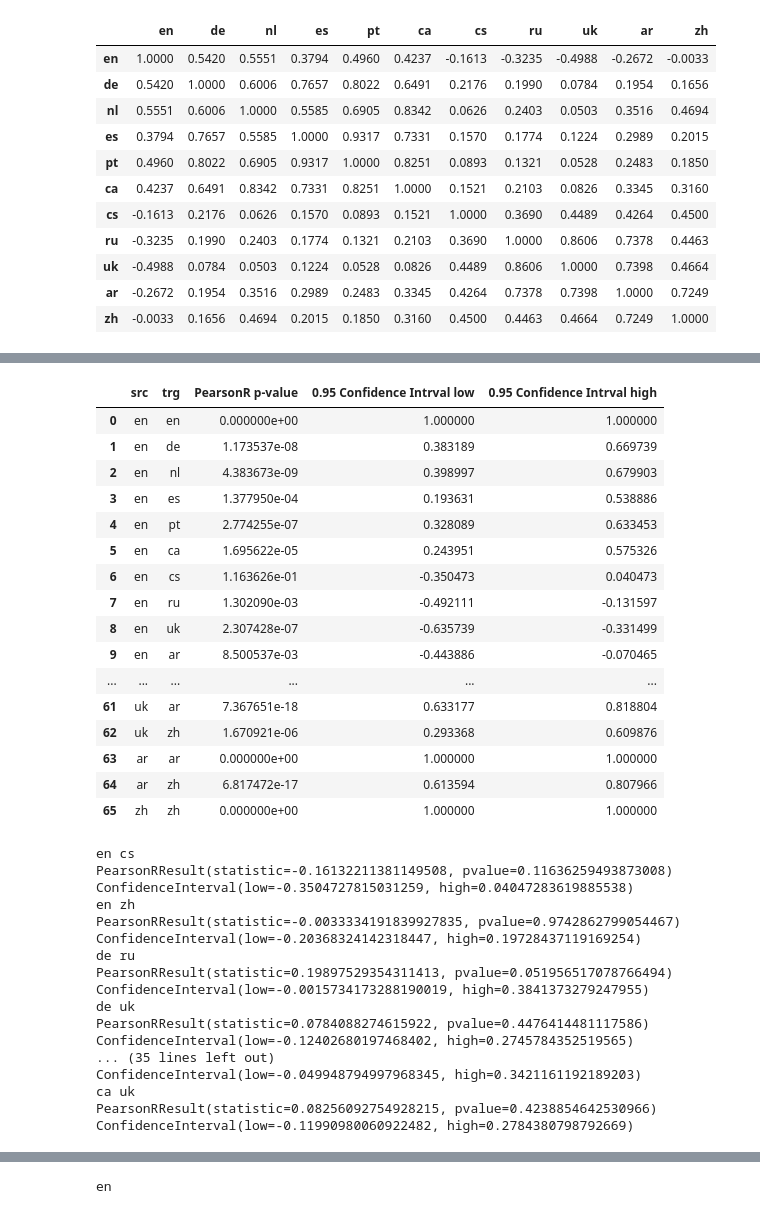
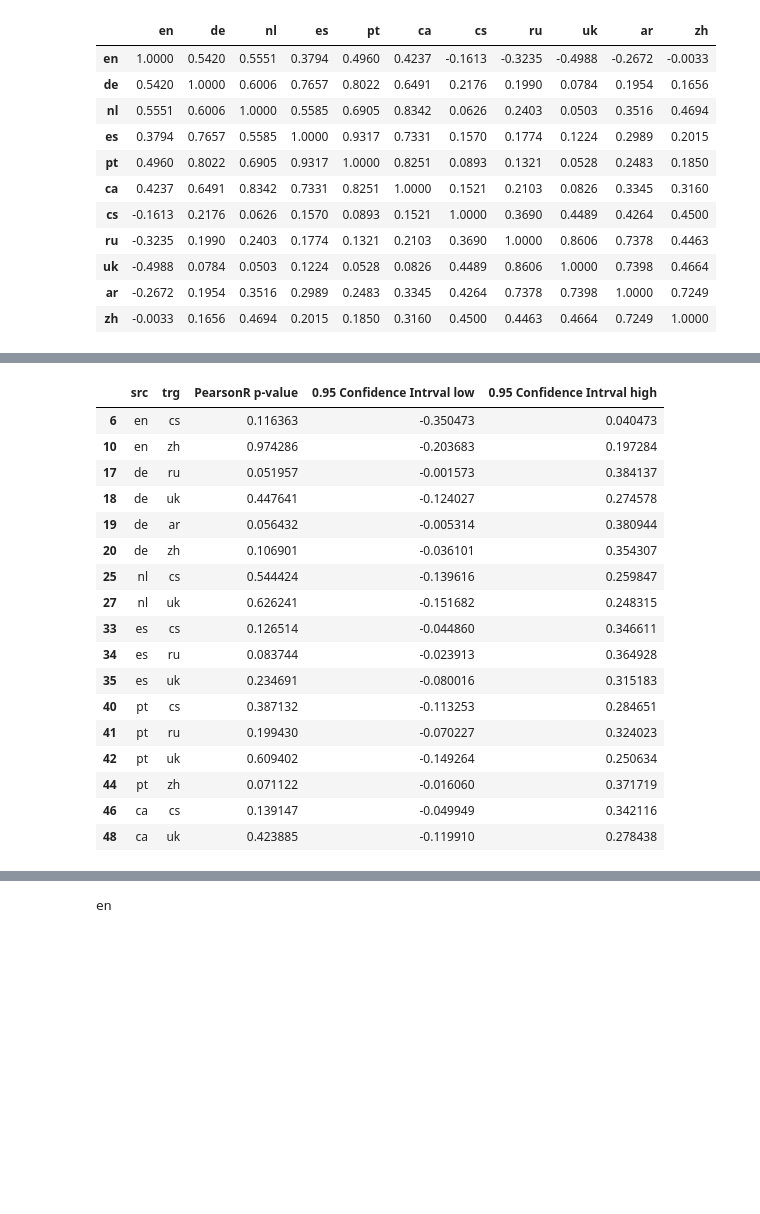
Before and after one commit to kinit-sk/mgt-detection-benchmark, a Jupyter notebook: 06_results_analysis.ipynb, the cells around one changed output, grey strips where cells are left out. Cells and saved outputs as stored; diff of their text form; code cells hidden in the pictures; blank space fills up the shorter version.

```diff
--- a/06_results_analysis.ipynb
+++ b/06_results_analysis.ipynb
@@ -32,13 +34,6 @@ id2label = {idx:label for idx, label in enumerate(label_names)}
 label2id = {v:k for k,v in id2label.items()}
 
 test_results = []
-# %%
-#Load results from finetuned detectors
-files = glob.glob(DATAPATH + '*.csv.gz')
-for f in tqdm(files, total= len(files)):
-  df = pd.read_csv(f, dtype = CAST_DICT)
-  df.drop(columns=['text', 'domain', 'topic', 'split'], inplace=True)
-  test_results.append({f.split('/')[-1] : df})
 # %%
 multitude_test = pd.read_csv(DATAPATH + 'multitude.csv', dtype = CAST_DICT)
 multitude_test = multitude_test[multitude_test.split == 'test']
@@ -1146,47 +1125,22 @@ ConfidenceInterval(low=0.9999999999999999, high=0.9999999999999999)
-# %%
-#res_df[res_df['PearsonR p-value'] >0.05]
-res_df#.style.format(na_rep=0, precision=4)
-# %% [output]
-|  | src | trg | PearsonR p-value | 0.95 Confidence Intrval low | 0.95 Confidence Intrval high |
-| 0 | en | en | 0.000000e+00 | 1.000000 | 1.000000 |
-| 1 | en | de | 1.173537e-08 | 0.383189 | 0.669739 |
-| 2 | en | nl | 4.383673e-09 | 0.398997 | 0.679903 |
-| 3 | en | es | 1.377950e-04 | 0.193631 | 0.538886 |
-| 4 | en | pt | 2.774255e-07 | 0.328089 | 0.633453 |
-| 5 | en | ca | 1.695622e-05 | 0.243951 | 0.575326 |
-| 6 | en | cs | 1.163626e-01 | -0.350473 | 0.040473 |
-| 7 | en | ru | 1.302090e-03 | -0.492111 | -0.131597 |
-| 8 | en | uk | 2.307428e-07 | -0.635739 | -0.331499 |
-| 9 | en | ar | 8.500537e-03 | -0.443886 | -0.070465 |
-| ... | ... | ... | ... | ... | ... |
-| 61 | uk | ar | 7.367651e-18 | 0.633177 | 0.818804 |
-| 62 | uk | zh | 1.670921e-06 | 0.293368 | 0.609876 |
-| 63 | ar | ar | 0.000000e+00 | 1.000000 | 1.000000 |
-| 64 | ar | zh | 6.817472e-17 | 0.613594 | 0.807966 |
-| 65 | zh | zh | 0.000000e+00 | 1.000000 | 1.000000 |
 # %%
 #result only for not statistically significant correlations (whether these are high or low)
-for (src, trg) in itertools.combinations_with_replacement(langs, 2):
-  res = stats.pearsonr(df[src], df[trg])
-  if (res.pvalue < 0.05): continue #or (res.statistic < 0.1)
-  print(src, trg)
-  print(res)
-  print(res.confidence_interval(0.95))
+res_df[res_df['PearsonR p-value'] >= 0.05]
 # %% [output]
-en cs
-PearsonRResult(statistic=-0.16132211381149508, pvalue=0.11636259493873008)
-ConfidenceInterval(low=-0.3504727815031259, high=0.04047283619885538)
-en zh
-PearsonRResult(statistic=-0.0033334191839927835, pvalue=0.9742862799054467)
-ConfidenceInterval(low=-0.20368324142318447, high=0.19728437119169254)
-de ru
-PearsonRResult(statistic=0.19897529354311413, pvalue=0.051956517078766494)
-ConfidenceInterval(low=-0.0015734173288190019, high=0.3841373279247955)
-de uk
-PearsonRResult(statistic=0.0784088274615922, pvalue=0.4476414481117586)
-ConfidenceInterval(low=-0.12402680197468402, high=0.2745784352519565)
-... (35 lines left out)
-ConfidenceInterval(low=-0.049948794997968345, high=0.3421161192189203)
-ca uk
-PearsonRResult(statistic=0.08256092754928215, pvalue=0.4238854642530966)
-ConfidenceInterval(low=-0.11990980060922482, high=0.2784380798792669)
+|  | src | trg | PearsonR p-value | 0.95 Confidence Intrval low | 0.95 Confidence Intrval high |
+| 6 | en | cs | 0.116363 | -0.350473 | 0.040473 |
+| 10 | en | zh | 0.974286 | -0.203683 | 0.197284 |
+| 17 | de | ru | 0.051957 | -0.001573 | 0.384137 |
+| 18 | de | uk | 0.447641 | -0.124027 | 0.274578 |
+| 19 | de | ar | 0.056432 | -0.005314 | 0.380944 |
+| 20 | de | zh | 0.106901 | -0.036101 | 0.354307 |
+| 25 | nl | cs | 0.544424 | -0.139616 | 0.259847 |
+| 27 | nl | uk | 0.626241 | -0.151682 | 0.248315 |
+| 33 | es | cs | 0.126514 | -0.044860 | 0.346611 |
+| 34 | es | ru | 0.083744 | -0.023913 | 0.364928 |
+| 35 | es | uk | 0.234691 | -0.080016 | 0.315183 |
+| 40 | pt | cs | 0.387132 | -0.113253 | 0.284651 |
+| 41 | pt | ru | 0.199430 | -0.070227 | 0.324023 |
+| 42 | pt | uk | 0.609402 | -0.149264 | 0.250634 |
+| 44 | pt | zh | 0.071122 | -0.016060 | 0.371719 |
+| 46 | ca | cs | 0.139147 | -0.049949 | 0.342116 |
+| 48 | ca | uk | 0.423885 | -0.119910 | 0.278438 |
```
Also changed, not shown: parts of 21 cells of this notebook.
